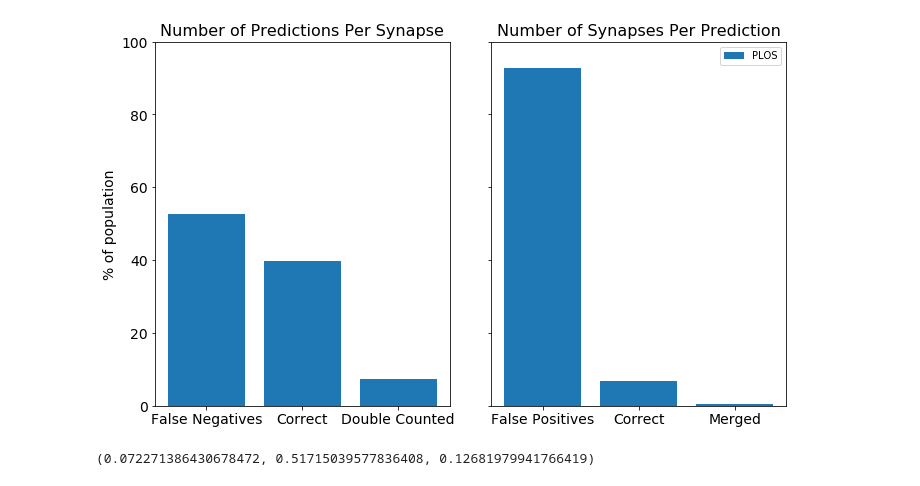
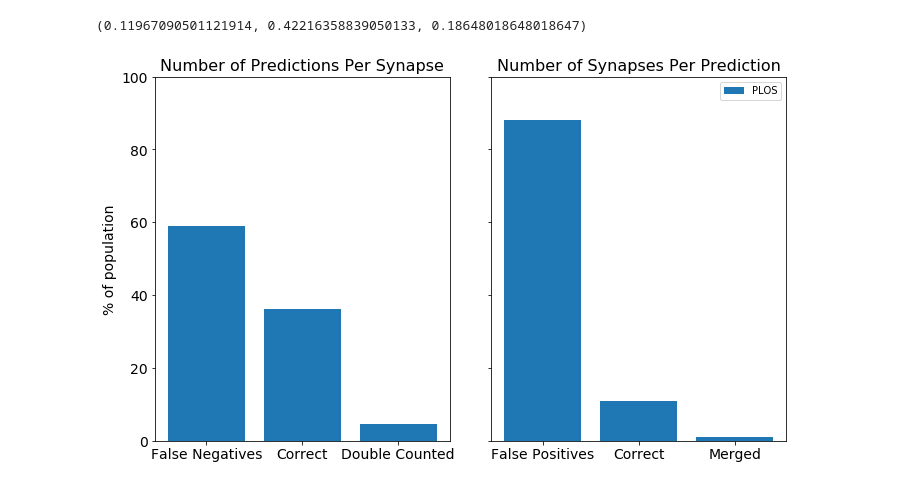
Before and after one commit to NeuroDataDesign/LIDS, a Jupyter notebook: notebooks/Initial_plos_eval.ipynb, the cells around one changed output. Drawn from its saved outputs; the diff is of its cells as text; code cells hidden in the pictures.

```diff
--- a/notebooks/Initial_plos_eval.ipynb
+++ b/notebooks/Initial_plos_eval.ipynb
@@ -19,8 +27,9 @@ graph_performance(True, PLOS=overlaps)
-# %%
-graph_performance(False, PLOS=overlaps)
-# %% [output]
-[figure, removed]
-# %%
-print(calculate_stats(overlaps))
-# %% [output]
-(0.072271386430678472, 0.51715039577836408, 0.12681979941766419)
+# %%
+img = remove_labels(predictions, 1)
+# %%
+overlaps = compute_overlap_array(img, annotation)
+print(calculate_stats(overlaps))
+graph_performance(False, PLOS=overlaps)
+# %% [output]
+(0.11967090501121914, 0.42216358839050133, 0.18648018648018647)
+[figure, added]
```
Also changed, not shown: parts of 9 cells of this notebook, 4 other files.
